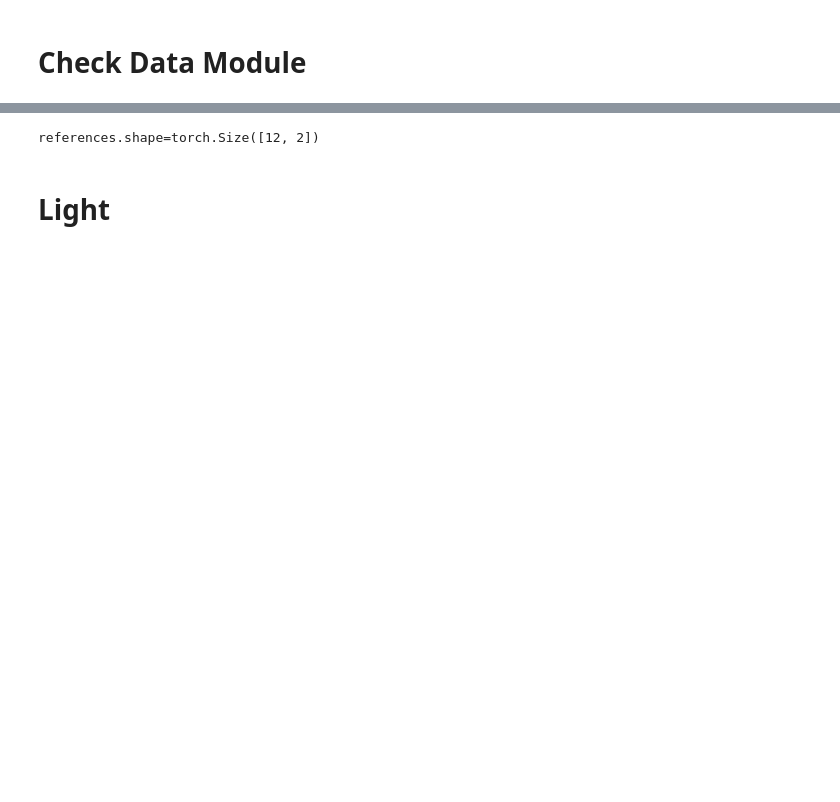
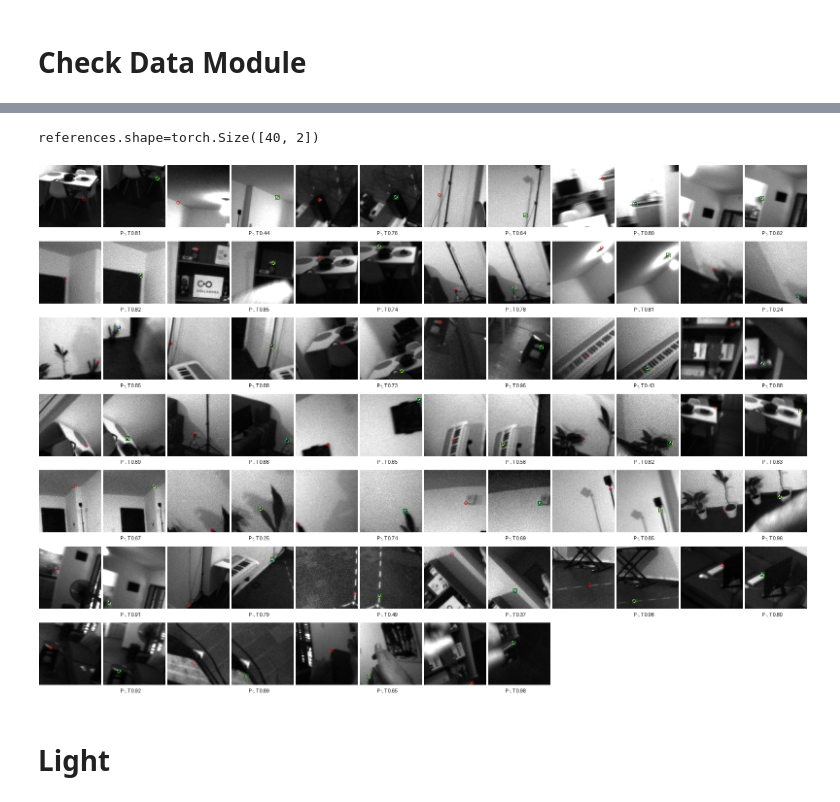
Before and after one commit to pranav-ap/keypoint_matcher, a Jupyter notebook: notebooks/eda.ipynb, the cells around one changed output, grey strips where cells are left out. Drawn from its saved outputs; the diff is of its cells as text; code cells hidden in the pictures; blank space fills up the shorter version.

```diff
--- a/notebooks/eda.ipynb
+++ b/notebooks/eda.ipynb
@@ -31,26 +29,27 @@ INFO     | setup | Validation Dataset  : 50016 samples
 # %%
 batch = next(iter(dl))
 ref_patches, references, tar_patches, targets, estimates, confidences = batch
 
 print(f'{references.shape=}')
 
 count = 24 * 2
 
-# from utils import show_batch
-# show_batch(
-#     ref_patches, tar_patches,
-#     references, estimates, targets,
-#
-#     confidences_true=confidences,
-#     estimates=estimates,
-#
-#     limit_count=count,
-#
-#     n_columns=6,
-#     just_gt=False,
-# )
+from utils import show_batch
+show_batch(
+    ref_patches, tar_patches,
+    references, estimates, targets,
+
+    confidences_true=confidences,
+    estimates=estimates,
+
+    limit_count=count,
+
+    n_columns=6,
+    just_gt=False,
+)
 # %% [output]
-references.shape=torch.Size([12, 2])
+references.shape=torch.Size([40, 2])
+[figure, added]
 # %% [markdown]
 # Light
 # %%
```
Also changed, not shown: parts of 4 cells of this notebook, 10 other files.
